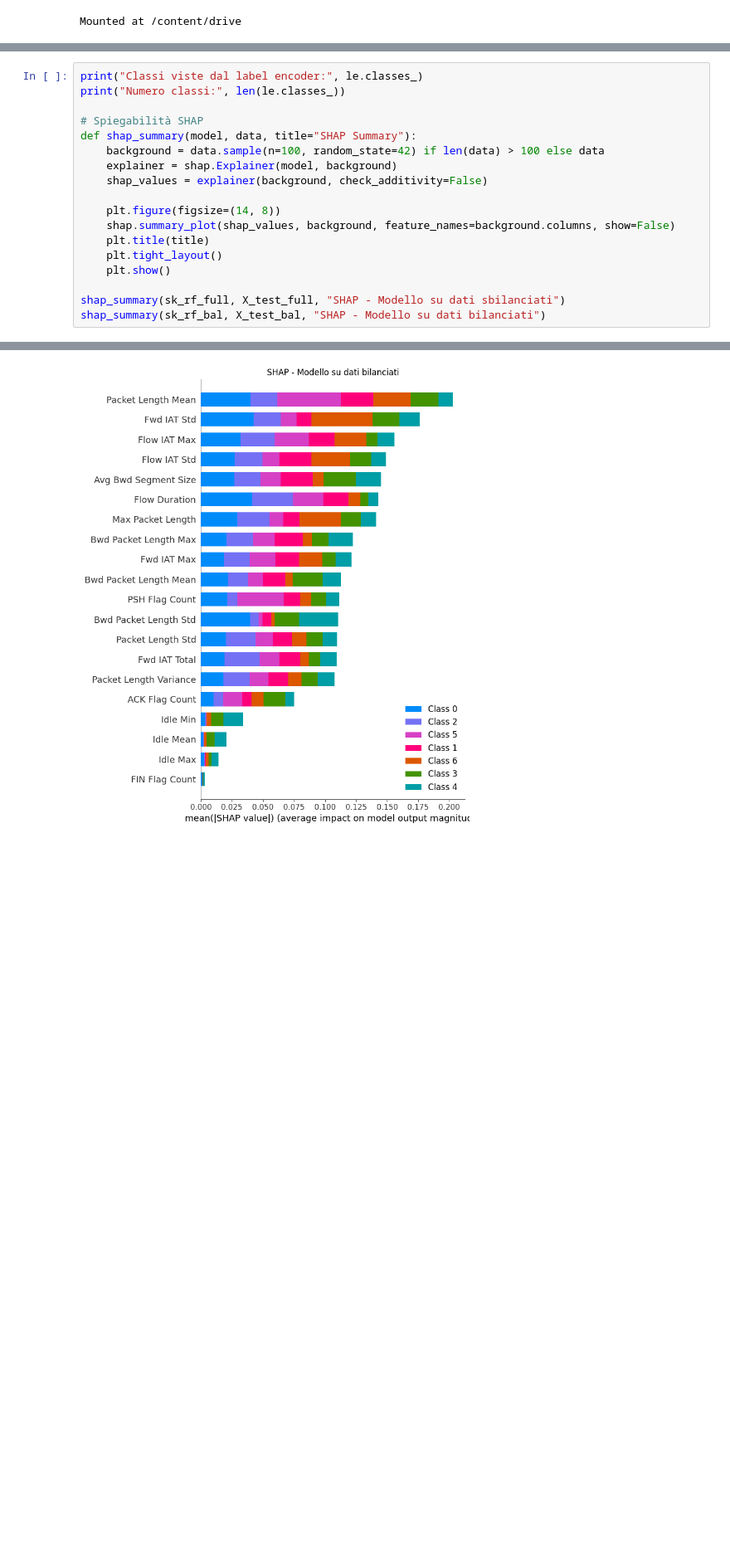
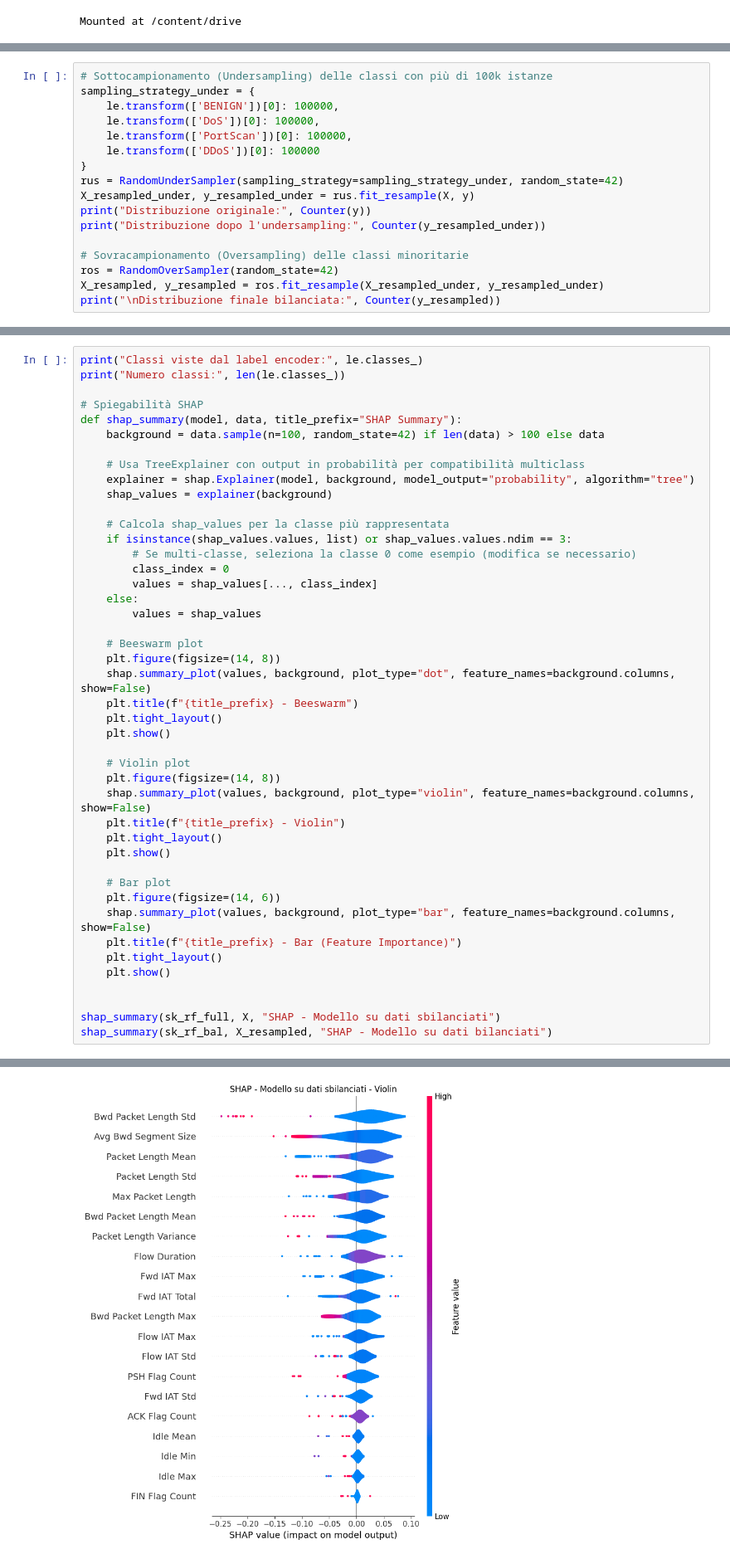
Before and after one commit to L0NGW0LF/trafficML, a Jupyter notebook: notebooks/TrafficML_pipeline.ipynb, the cells around one changed output, grey strips where cells are left out. Shown at 83% size. Cells and saved outputs as stored; diff of their text form; blank space fills up the shorter version.

```diff
--- a/notebooks/TrafficML_pipeline.ipynb
+++ b/notebooks/TrafficML_pipeline.ipynb
@@ -347,0 +232,17 @@ weighted avg       0.97      0.97      0.96      2751
+# %%
+# Sottocampionamento (Undersampling) delle classi con più di 100k istanze
+sampling_strategy_under = {
+    le.transform(['BENIGN'])[0]: 100000,
+    le.transform(['DoS'])[0]: 100000,
+    le.transform(['PortScan'])[0]: 100000,
+    le.transform(['DDoS'])[0]: 100000
+}
+rus = RandomUnderSampler(sampling_strategy=sampling_strategy_under, random_state=42)
+X_resampled_under, y_resampled_under = rus.fit_resample(X, y)
+print("Distribuzione originale:", Counter(y))
+print("Distribuzione dopo l'undersampling:", Counter(y_resampled_under))
+
+# Sovracampionamento (Oversampling) delle classi minoritarie
+ros = RandomOverSampler(random_state=42)
+X_resampled, y_resampled = ros.fit_resample(X_resampled_under, y_resampled_under)
+print("\nDistribuzione finale bilanciata:", Counter(y_resampled))
@@ -350,19 +470,45 @@ print("Classi viste dal label encoder:", le.classes_)
 print("Numero classi:", len(le.classes_))
 
 # Spiegabilità SHAP
-def shap_summary(model, data, title="SHAP Summary"):
+def shap_summary(model, data, title_prefix="SHAP Summary"):
     background = data.sample(n=100, random_state=42) if len(data) > 100 else data
-    explainer = shap.Explainer(model, background)
-    shap_values = explainer(background, check_additivity=False)
 
+    # Usa TreeExplainer con output in probabilità per compatibilità multiclass
+    explainer = shap.Explainer(model, background, model_output="probability", algorithm="tree")
+    shap_values = explainer(background)
+
+    # Calcola shap_values per la classe più rappresentata
+    if isinstance(shap_values.values, list) or shap_values.values.ndim == 3:
+        # Se multi-classe, seleziona la classe 0 come esempio (modifica se necessario)
+        class_index = 0
+        values = shap_values[..., class_index]
+    else:
+        values = shap_values
+
+    # Beeswarm plot
     plt.figure(figsize=(14, 8))
-    shap.summary_plot(shap_values, background, feature_names=background.columns, show=False)
-    plt.title(title)
+    shap.summary_plot(values, background, plot_type="dot", feature_names=background.columns, show=False)
+    plt.title(f"{title_prefix} - Beeswarm")
     plt.tight_layout()
     plt.show()
 
-shap_summary(sk_rf_full, X_test_full, "SHAP - Modello su dati sbilanciati")
-shap_summary(sk_rf_bal, X_test_bal, "SHAP - Modello su dati bilanciati")
+    # Violin plot
+    plt.figure(figsize=(14, 8))
+    shap.summary_plot(values, background, plot_type="violin", feature_names=background.columns, show=False)
+    plt.title(f"{title_prefix} - Violin")
+    plt.tight_layout()
+    plt.show()
+
+    # Bar plot
+    plt.figure(figsize=(14, 6))
+    shap.summary_plot(values, background, plot_type="bar", feature_names=background.columns, show=False)
+    plt.title(f"{title_prefix} - Bar (Feature Importance)")
+    plt.tight_layout()
+    plt.show()
+
+
+shap_summary(sk_rf_full, X, "SHAP - Modello su dati sbilanciati")
+shap_summary(sk_rf_bal, X_resampled, "SHAP - Modello su dati bilanciati")
 # %% [output]
 Classi viste dal label encoder: ['BENIGN' 'Bot' 'Brute Force' 'DDoS' 'DoS' 'PortScan' 'Web Attack']
 Numero classi: 7
@@ -370 +516 @@ Numero classi: 7
-[figure, old version]
+[figure, new version]
```
Also changed, not shown: parts of 15 cells of this notebook, 3 other files.
